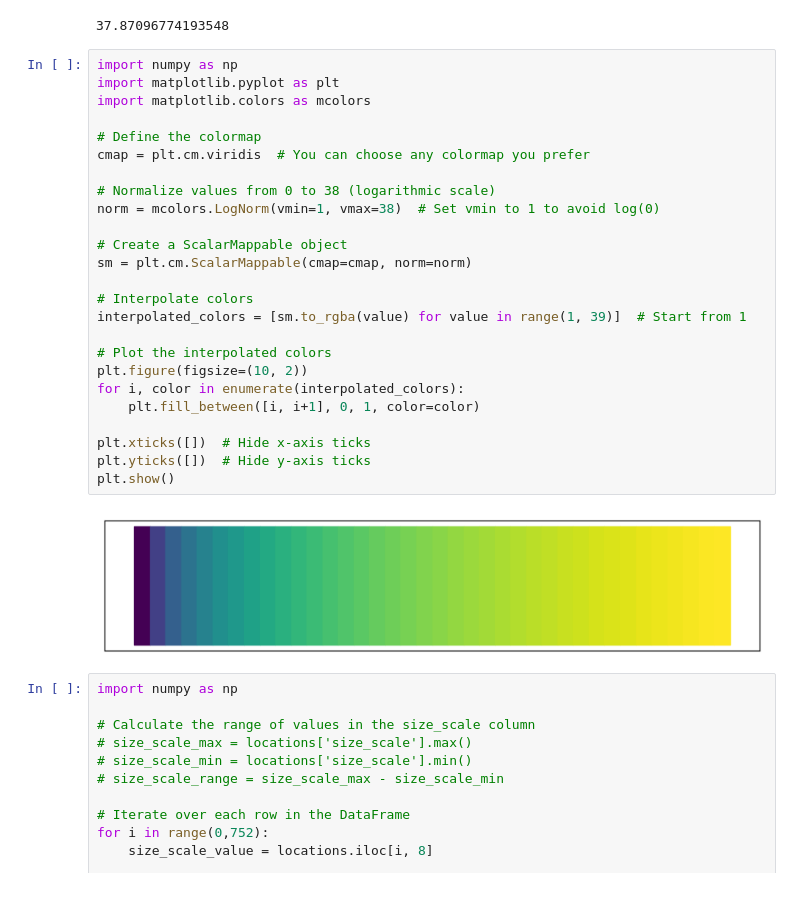
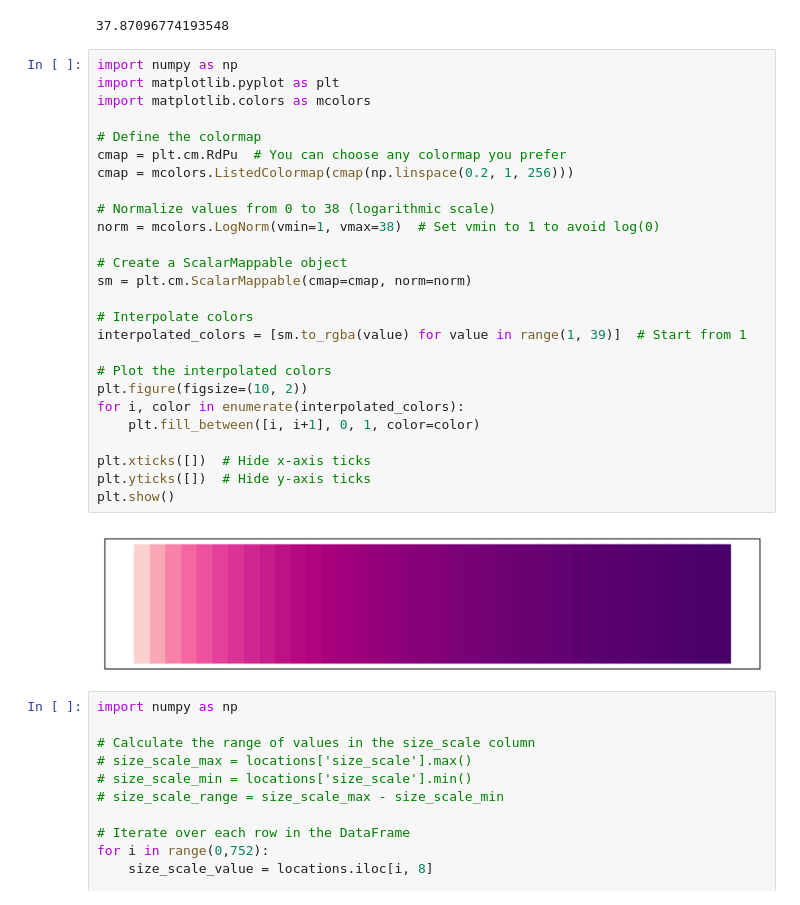
Before and after one commit to VirtualBrainLab/urchin-examples, a Jupyter notebook: li_2024/spiking_data.ipynb, the cells around one changed output. Cells and saved outputs as stored; diff of their text form.

```diff
--- a/li_2024/spiking_data.ipynb
+++ b/li_2024/spiking_data.ipynb
@@ -136,30 +148,31 @@ max(locations["avg_spike"])
 # %%
 import numpy as np
 import matplotlib.pyplot as plt
 import matplotlib.colors as mcolors
 
 # Define the colormap
-cmap = plt.cm.viridis  # You can choose any colormap you prefer
+cmap = plt.cm.RdPu  # You can choose any colormap you prefer
+cmap = mcolors.ListedColormap(cmap(np.linspace(0.2, 1, 256)))
 
 # Normalize values from 0 to 38 (logarithmic scale)
 norm = mcolors.LogNorm(vmin=1, vmax=38)  # Set vmin to 1 to avoid log(0)
 
 # Create a ScalarMappable object
 sm = plt.cm.ScalarMappable(cmap=cmap, norm=norm)
 
 # Interpolate colors
 interpolated_colors = [sm.to_rgba(value) for value in range(1, 39)]  # Start from 1
 
 # Plot the interpolated colors
 plt.figure(figsize=(10, 2))
 for i, color in enumerate(interpolated_colors):
     plt.fill_between([i, i+1], 0, 1, color=color)
 
 plt.xticks([])  # Hide x-axis ticks
 plt.yticks([])  # Hide y-axis ticks
 plt.show()
 # %% [output]
-[figure, old version]
+[figure, new version]
 # %%
 import numpy as np
 
```
Also changed, not shown: parts of 7 cells of this notebook, 2 other files.
